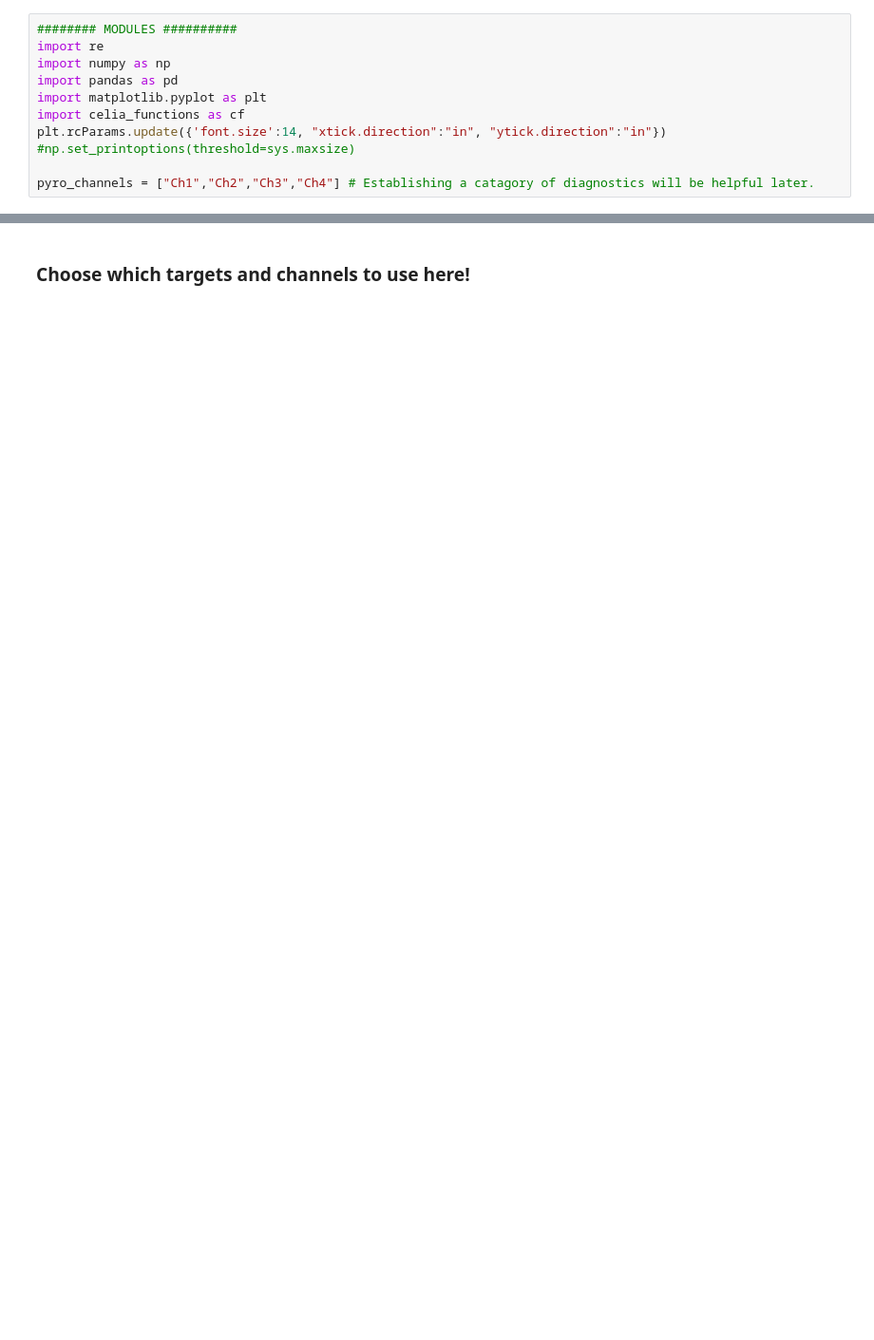
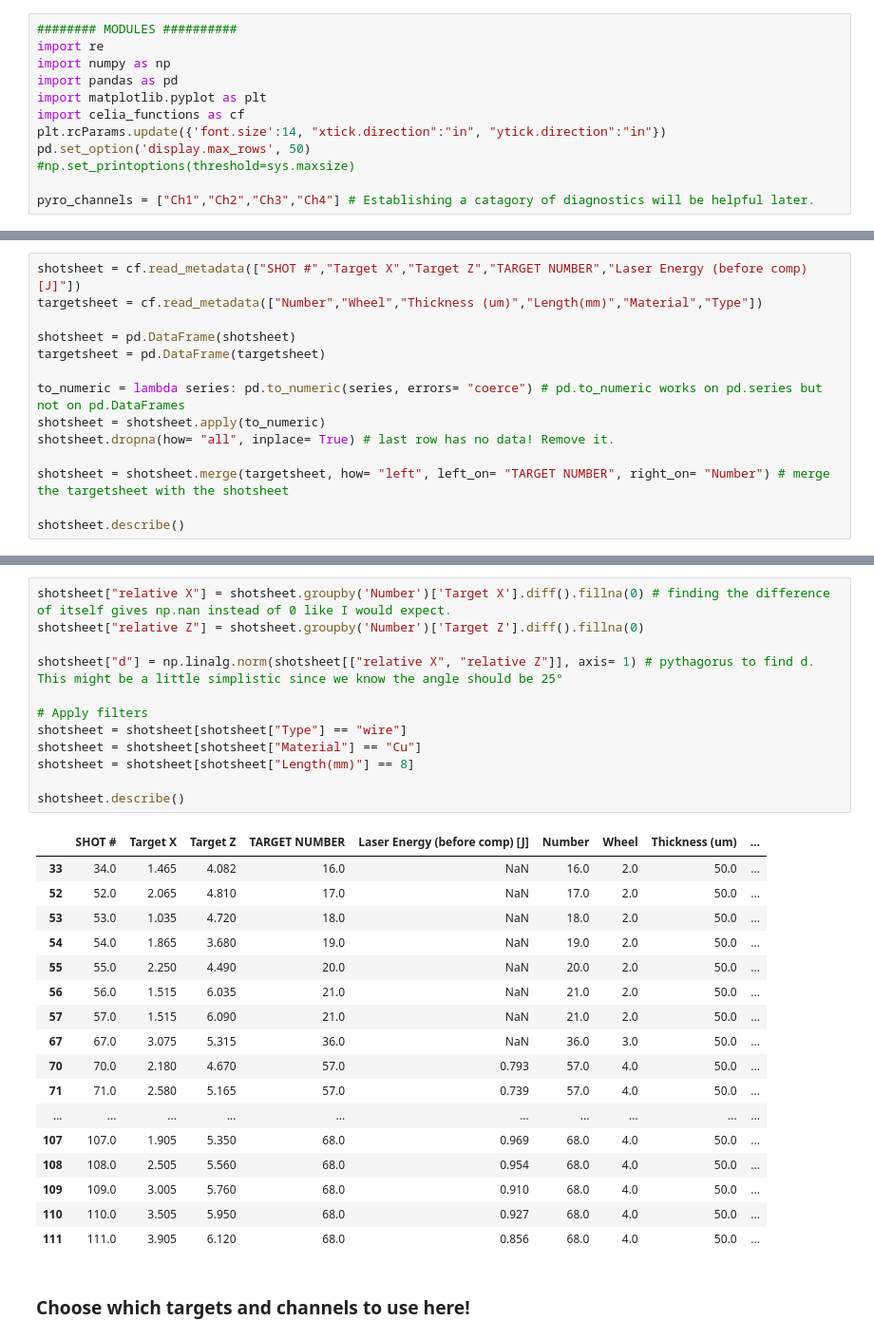
Before and after one commit to Jammi-Dodgers/celia_analysis, a Jupyter notebook: focus_scan_analysis.ipynb, the cells around one changed output, grey strips where cells are left out. Shown at 95% size. Drawn from its saved outputs; the diff is of its cells as text; blank space fills up the shorter version.

```diff
--- a/focus_scan_analysis.ipynb
+++ b/focus_scan_analysis.ipynb
@@ -6,6 +6,7 @@ import pandas as pd
 import matplotlib.pyplot as plt
 import celia_functions as cf
 plt.rcParams.update({'font.size':14, "xtick.direction":"in", "ytick.direction":"in"})
+pd.set_option('display.max_rows', 50)
 #np.set_printoptions(threshold=sys.maxsize)
 
 pyro_channels = ["Ch1","Ch2","Ch3","Ch4"] # Establishing a catagory of diagnostics will be helpful later.
@@ -68,0 +13,14 @@ pd.DataFrame(shotsheet)
+# %%
+shotsheet = cf.read_metadata(["SHOT #","Target X","Target Z","TARGET NUMBER","Laser Energy (before comp) [J]"])
+targetsheet = cf.read_metadata(["Number","Wheel","Thickness (um)","Length(mm)","Material","Type"])
+
+shotsheet = pd.DataFrame(shotsheet)
+targetsheet = pd.DataFrame(targetsheet)
+
+to_numeric = lambda series: pd.to_numeric(series, errors= "coerce") # pd.to_numeric works on pd.series but not on pd.DataFrames
+shotsheet = shotsheet.apply(to_numeric)
+shotsheet.dropna(how= "all", inplace= True) # last row has no data! Remove it.
+
+shotsheet = shotsheet.merge(targetsheet, how= "left", left_on= "TARGET NUMBER", right_on= "Number") # merge the targetsheet with the shotsheet
+
+shotsheet.describe()
@@ -69,3 +37,33 @@ pd.DataFrame(shotsheet)
+# %%
+shotsheet["relative X"] = shotsheet.groupby('Number')['Target X'].diff().fillna(0) # finding the difference of itself gives np.nan instead of 0 like I would expect.
+shotsheet["relative Z"] = shotsheet.groupby('Number')['Target Z'].diff().fillna(0)
+
+shotsheet["d"] = np.linalg.norm(shotsheet[["relative X", "relative Z"]], axis= 1) # pythagorus to find d. This might be a little simplistic since we know the angle should be 25°
+
+# Apply filters
+shotsheet = shotsheet[shotsheet["Type"] == "wire"]
+shotsheet = shotsheet[shotsheet["Material"] == "Cu"]
+shotsheet = shotsheet[shotsheet["Length(mm)"] == 8]
+
+shotsheet.describe()
+# %% [output]
+|  | SHOT # | Target X | Target Z | TARGET NUMBER | Laser Energy (before comp) [J] | Number | Wheel | Thickness (um) | ... |
+| 33 | 34.0 | 1.465 | 4.082 | 16.0 | NaN | 16.0 | 2.0 | 50.0 | ... |
+| 52 | 52.0 | 2.065 | 4.810 | 17.0 | NaN | 17.0 | 2.0 | 50.0 | ... |
+| 53 | 53.0 | 1.035 | 4.720 | 18.0 | NaN | 18.0 | 2.0 | 50.0 | ... |
+| 54 | 54.0 | 1.865 | 3.680 | 19.0 | NaN | 19.0 | 2.0 | 50.0 | ... |
+| 55 | 55.0 | 2.250 | 4.490 | 20.0 | NaN | 20.0 | 2.0 | 50.0 | ... |
+| 56 | 56.0 | 1.515 | 6.035 | 21.0 | NaN | 21.0 | 2.0 | 50.0 | ... |
+| 57 | 57.0 | 1.515 | 6.090 | 21.0 | NaN | 21.0 | 2.0 | 50.0 | ... |
+| 67 | 67.0 | 3.075 | 5.315 | 36.0 | NaN | 36.0 | 3.0 | 50.0 | ... |
+| 70 | 70.0 | 2.180 | 4.670 | 57.0 | 0.793 | 57.0 | 4.0 | 50.0 | ... |
+| 71 | 71.0 | 2.580 | 5.165 | 57.0 | 0.739 | 57.0 | 4.0 | 50.0 | ... |
+| ... | ... | ... | ... | ... | ... | ... | ... | ... | ... |
+| 107 | 107.0 | 1.905 | 5.350 | 68.0 | 0.969 | 68.0 | 4.0 | 50.0 | ... |
+| 108 | 108.0 | 2.505 | 5.560 | 68.0 | 0.954 | 68.0 | 4.0 | 50.0 | ... |
+| 109 | 109.0 | 3.005 | 5.760 | 68.0 | 0.910 | 68.0 | 4.0 | 50.0 | ... |
+| 110 | 110.0 | 3.505 | 5.950 | 68.0 | 0.927 | 68.0 | 4.0 | 50.0 | ... |
+| 111 | 111.0 | 3.905 | 6.120 | 68.0 | 0.856 | 68.0 | 4.0 | 50.0 | ... |
 # %% [markdown]
 ### Choose which targets and channels to use here!
 # %%
```
Also changed, not shown: parts of 18 cells of this notebook.
